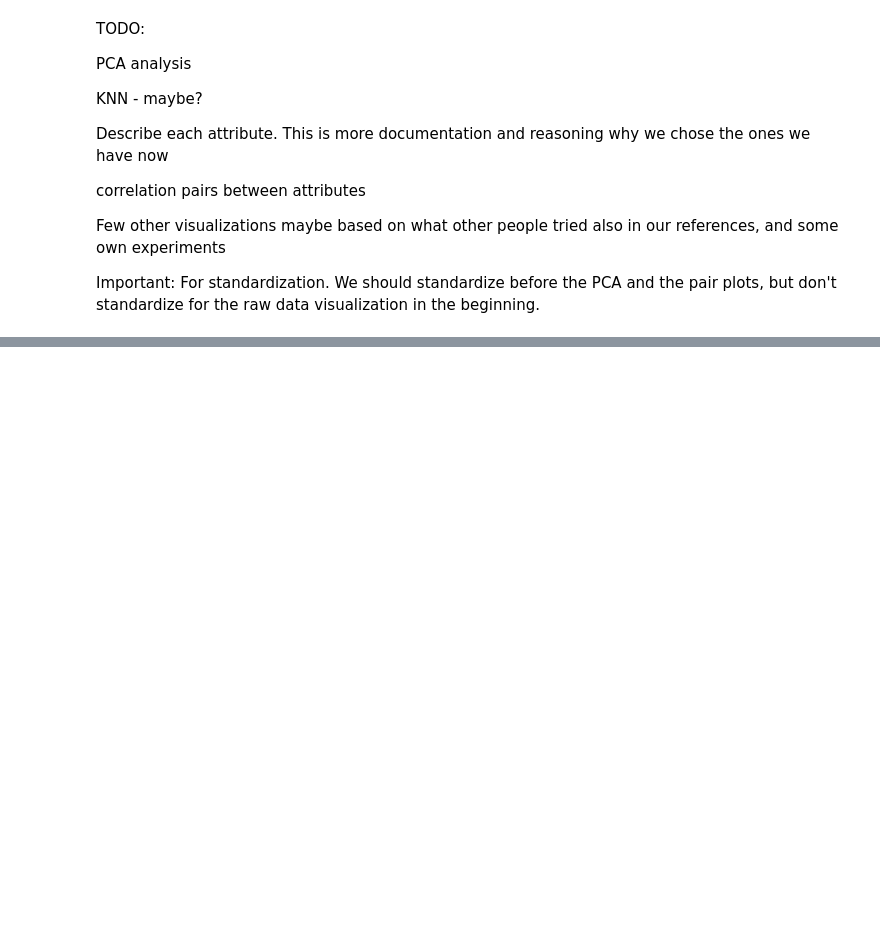
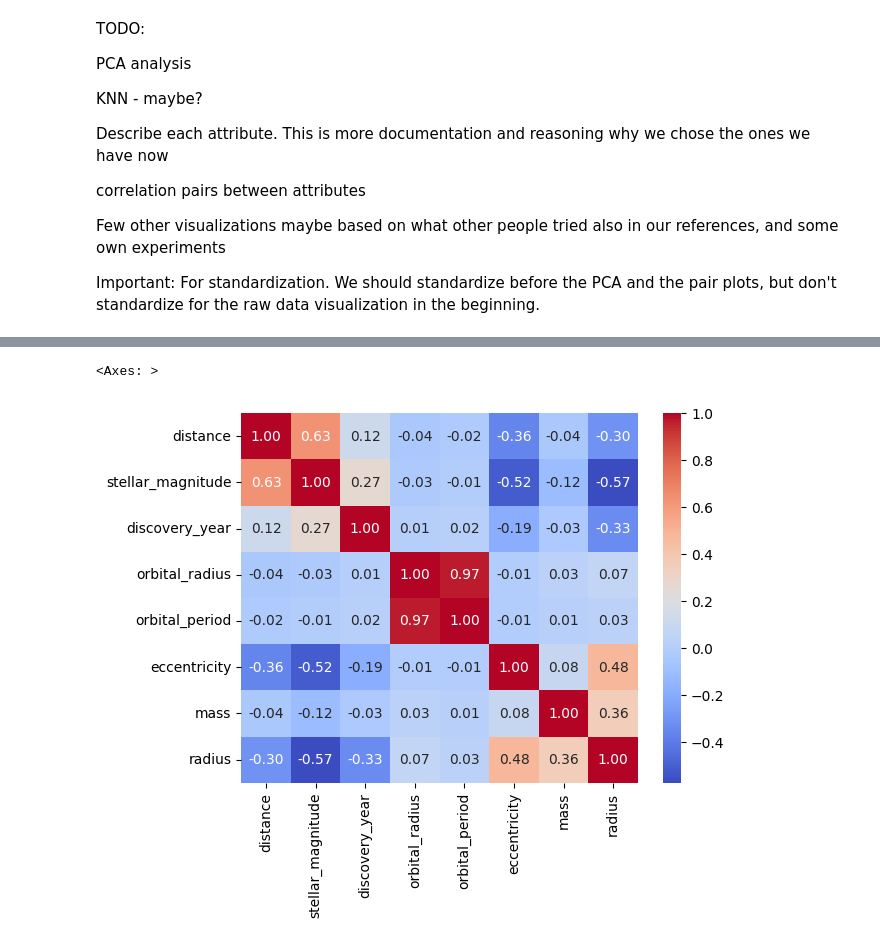
Before and after one commit to lelegod/ml_project, a Jupyter notebook: project1.ipynb, the cells around one changed output, grey strips where cells are left out. Drawn from its saved outputs; the diff is of its cells as text; code cells hidden in the pictures; blank space fills up the shorter version.

```diff
--- a/project1.ipynb
+++ b/project1.ipynb
@@ -201,0 +219,3 @@ Important: For standardization. We should standardize before the PCA and the pai
+# %%
+cor_pairs = df_without_type.corr()
+cor_pairs
@@ -201,0 +232,6 @@ Important: For standardization. We should standardize before the PCA and the pai
+# %%
+import seaborn as sns
+sns.heatmap(cor_pairs, annot=True, fmt=".2f", cmap="coolwarm")
+# %% [output]
+<Axes: >
+[figure, added]
```
Also changed, not shown: parts of 7 cells of this notebook.
